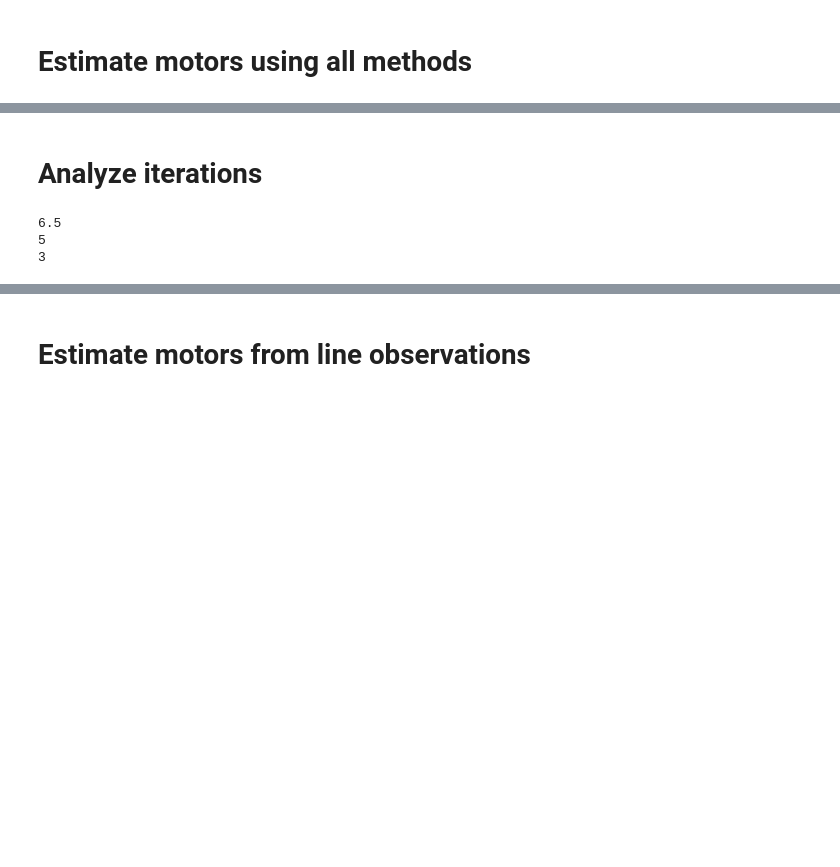
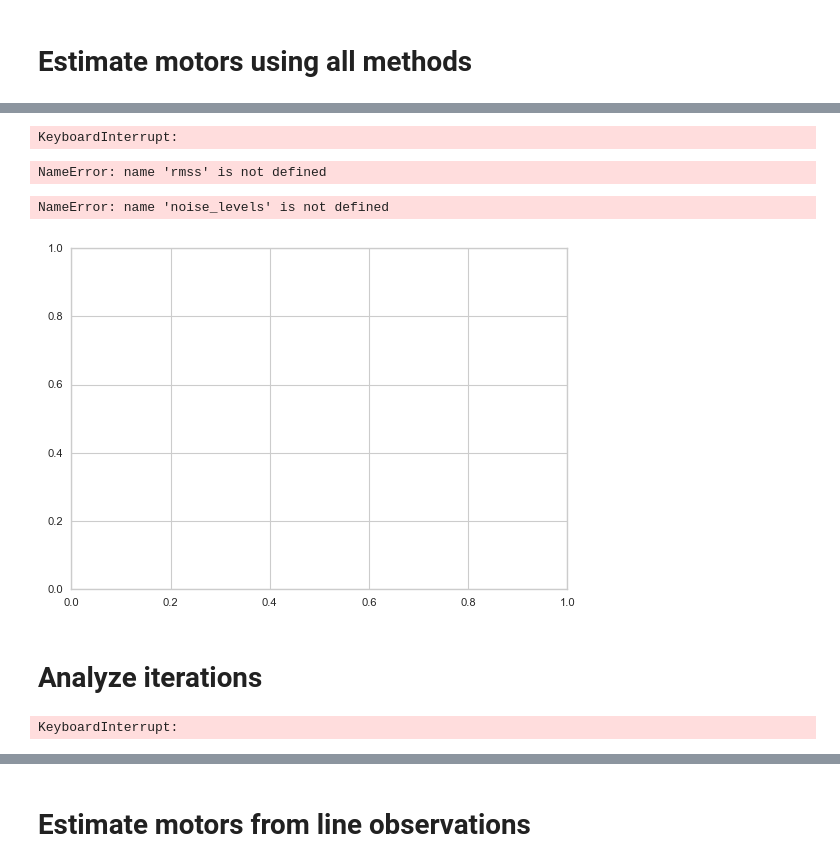
Before and after one commit to tingelst/game, a Jupyter notebook: python/Experiments-v2.ipynb, the cells around one changed output, grey strips where cells are left out. Drawn from its saved outputs; the diff is of its cells as text; code cells hidden in the pictures; blank space fills up the shorter version.

```diff
--- a/python/Experiments-v2.ipynb
+++ b/python/Experiments-v2.ipynb
@@ -94,4 +112,5 @@ def estimate_motors_svd(dataset,
     else:
         T, R, t = best_fit_transform(points_a_np, points_b_np)
         estimated_motor = vsr.Vec(*t).trs() * vsr.Rot(vsr.Vec(*(log(R) * 0.5)).unduale())
-    return (points, motor, estimated_motor, [])
+    converged = True
+    return (converged, (points, motor, estimated_motor, []))
@@ -146,0 +216,49 @@ pd.concat([rms0, rms045, rms09, rms18]).T
+# %%
+def compare_rms_motor_points(results, results_vd, results_ahb):
+    RMS = {'Ti': {}, "VD": {}, 'AHB':{}}
+    our_mot, our_rot, our_trs = rms_motor(results)
+    Ti = RMS['Ti']
+    Ti['mot'] = our_mot
+    Ti['rot'] = our_rot
+    Ti['trs'] = our_trs
+    vd_mot, vd_rot, vd_trs = rms_motor(results_vd)
+    VD = RMS['VD']
+    VD['mot'] = vd_mot
+    VD['rot'] = vd_rot
+    VD['trs'] = vd_trs
+    ahb_mot, ahb_rot, ahb_trs = rms_motor(results_ahb)
+    AHB = RMS['AHB']
+    AHB['mot'] = ahb_mot
+    AHB['rot'] = ahb_rot
+    AHB['trs'] = ahb_trs
+    return pd.DataFrame(RMS)
+# %%
+noise_levels = np.linspace(0.1,1.0,10)
+rmss = [compare_rms_motor_points(*run(100,32,32,noise_std=noise_level,noisy=True))
+        for noise_level in noise_levels]
+# %% [output]
+KeyboardInterrupt:
+# %%
+d = pd.concat(rmss)
+d.T
+# %% [output]
+NameError: name 'rmss' is not defined
+# %%
+fig, ax = plt.subplots(1)
+# ax.plot(noise_levels, noise_levels, marker='.')
+ax.plot(noise_levels, d['Ti']['rot'], label='Ti rot')
+ax.plot(noise_levels, d['Ti']['mot'], label='Ti mot')
+ax.plot(noise_levels, d['Ti']['trs'], label='Ti trs')
+# ax.plot(noise_levels, d['VD']['rot'], label='VD rot')
+# ax.plot(noise_levels, d['VD']['mot'], label='VD mot')
+# ax.plot(noise_levels, d['VD']['trs'], label='VD trs')
+# ax.plot(noise_levels, d['AHB']['rot'], label='AHB rot')
+# ax.plot(noise_levels, d['AHB']['mot'], label='AHB mot')
+# ax.plot(noise_levels, d['AHB']['trs'], label='AHB trs')
+ax.legend(frameon=False, loc=2)
+ax.set_ylabel('Mean geometric error')
+ax.set_xlabel('Gaussian mean deviation of induced noise')
+# fig.savefig('/Users/lars/latex/latex-phd-thesis/Figures/points-est-deviation.pdf')
+# %% [output]
+NameError: name 'noise_levels' is not defined
+[figure, added]
@@ -147,8 +267,8 @@ pd.concat([rms0, rms045, rms09, rms18]).T
 # %% [markdown]
 # Analyze iterations
 # %%
-results, _, _ = run(n_points=10, n_sets=10, n_motors=10)
-results_noisy, _, _ = run(n_points=10, n_sets=10, n_motors=10, noisy=True)
+results, results_vd_its, results_svd_its = run(n_points=100, n_sets=100, n_motors=100)
+results_noisy, results_vd_its_noisy, results_svd_its_noisy = run(n_points=100, n_sets=100, n_motors=100, noisy=True)
 summaries = [result[3] for result in results]
 summaries_noisy = [result[3] for result in results_noisy]
 iteration_numbers = []
@@ -157,17 +277,19 @@ for summary in summaries:
     iteration_numbers.append(len(pd.DataFrame(summary['iterations'])['cost']))
 for summary in summaries_noisy:
     iteration_numbers_noisy.append(len(pd.DataFrame(summary['iterations'])['cost']))
+# %% [output]
+KeyboardInterrupt:
 # %%
 median = np.median(iteration_numbers)
+argmedian = np.where([iteration_numbers == median])[1]
+# print(argmedian)
 print(median)
 argmax = np.argmax(iteration_numbers)
-print(argmax)
+print(np.max(iteration_numbers))
+# print(argmax)
 argmin = np.argmin(iteration_numbers)
-print(argmin)
+# print(argmin)
+print(np.min(iteration_numbers))
-# %% [output]
-6.5
-5
-3
 # %%
 median_noisy = np.median(iteration_numbers_noisy)
 print(median_noisy)
```
Also changed, not shown: parts of 66 cells of this notebook, 10 other files.
